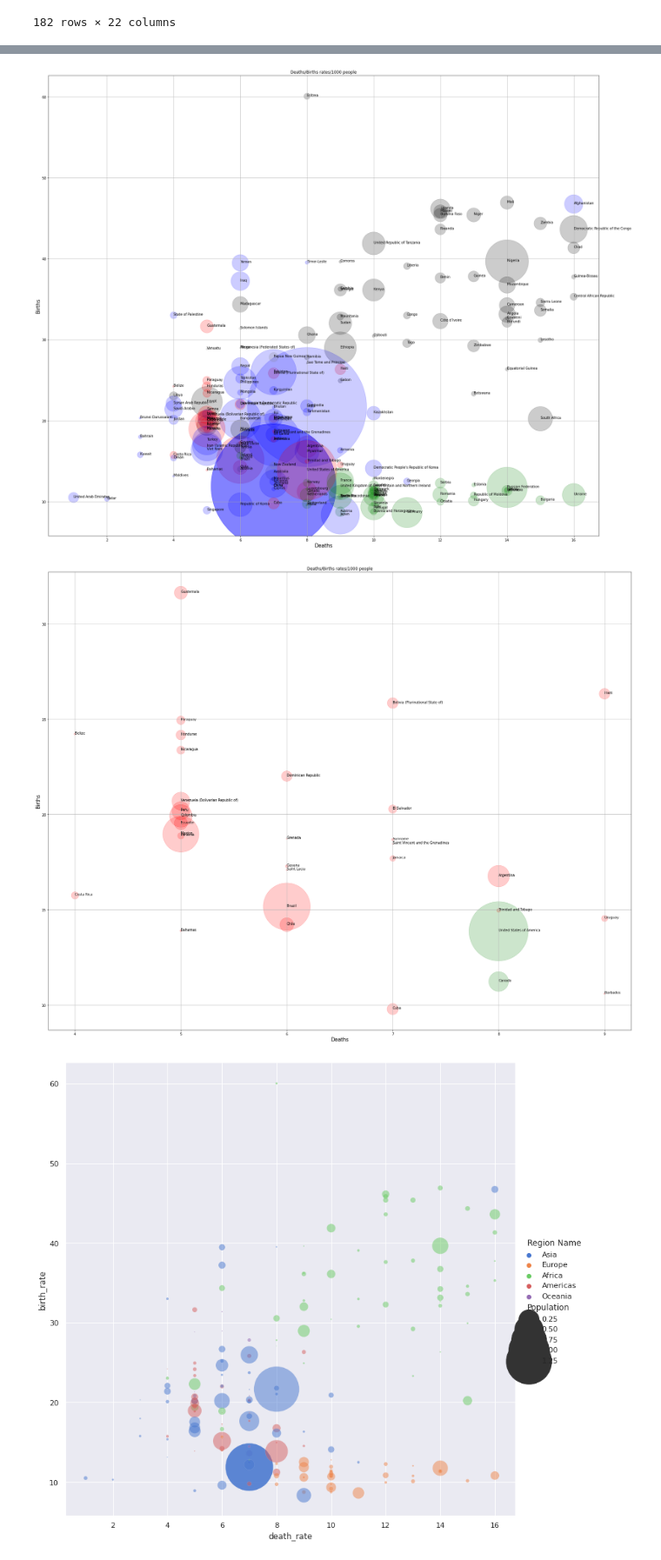
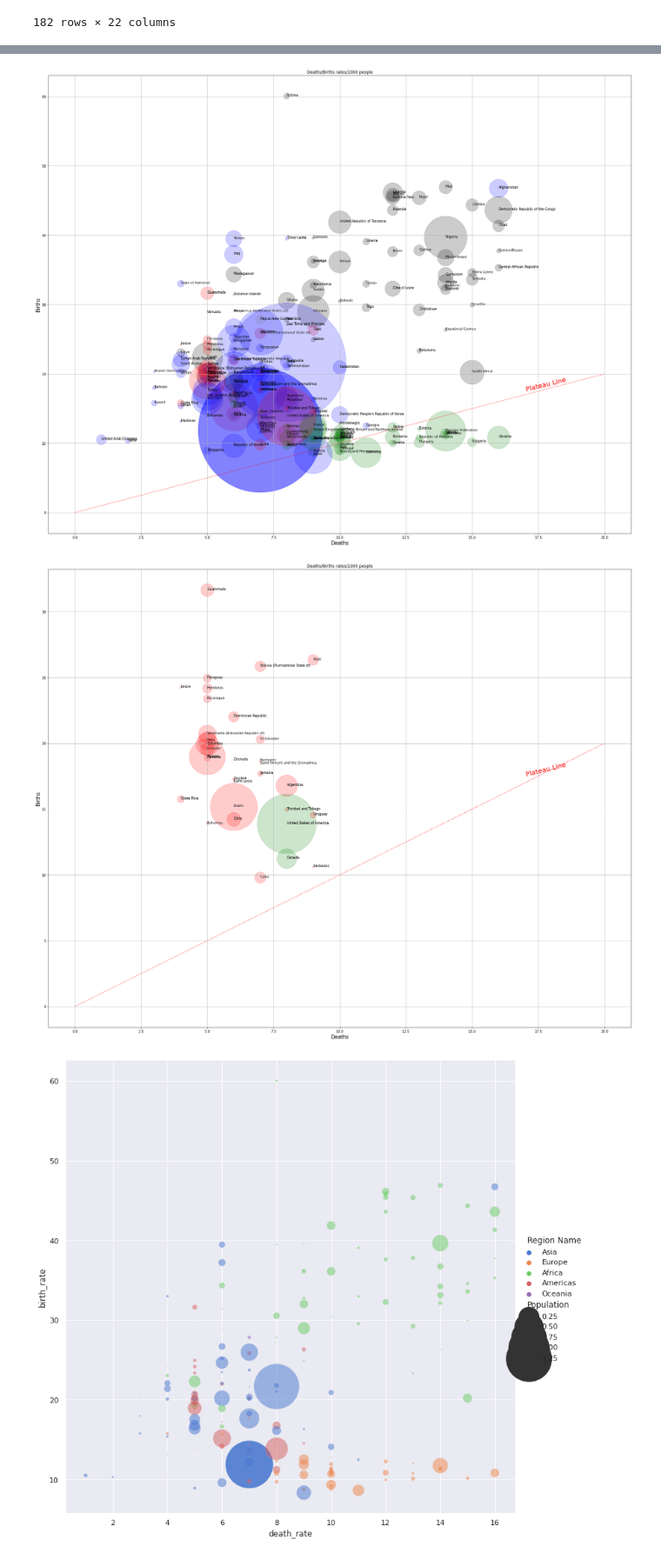
Before and after one commit to castorgit/UN-data-course, a Jupyter notebook: 05 UN Syncro practice.ipynb, the cells around one changed output, grey strips where cells are left out. Shown at 87% size. Saved outputs shown, nothing was run; the diff lists cells and outputs as text; code cells hidden in the pictures.

Commit message:
plateau line added

```diff
--- a/05 UN Syncro practice.ipynb
+++ b/05 UN Syncro practice.ipynb
@@ -216,35 +215,39 @@ merged_df['birth_rate'] = merged_df['Births'] / (merged_df['Population'] / 1000)
 merged_df['death_rate'] = merged_df['Deaths'] / (merged_df['Population'] / 1000)
 
 # Marker size in units of points^2
 v_size = merged_df['Population']/10
 
 # Colors
 colors = {'Americas':'red', 'Europe':'green', 'Asia':'blue', 'Oceanias':'yellow', 'Africa': 'black',
            'Oceania': 'grey'}
 
 plt.rcParams["figure.figsize"] = (25,20)
 fig, ax = plt.subplots()
 ax.scatter(merged_df['death_rate'], merged_df['birth_rate'], s=v_size, c = [colors[r] for r in merged_df['Region Name']], alpha=0.2)
-
+# plot plateau line
+ax.plot(np.linspace(0, 20, 10), np.linspace(0, 20, 10 ), c= "red", marker=' ', linestyle=':')
+text  = ax.annotate('Plateau Line', xy=(17,17.5), xycoords='data', size=20, color='red')
+slope_degrees = np.degrees(np.arctan(2/8)) # carefull only works for this figure size
+text.set_rotation(slope_degrees)
 
 
 ax.set_xlabel(r'Deaths', fontsize=15)
 ax.set_ylabel(r'Births', fontsize=15)
 ax.set_title('Deaths/Births rates/1000 people')
 
 y = merged_df['birth_rate'].to_list()
 z = merged_df['death_rate'].to_list()
 n = merged_df['Country or Area'].to_list()
 
 ax.grid(True)
 
 for i, txt in enumerate(n):
     ax.annotate(txt, (z[i], y[i]))
 fig.tight_layout()
 
 plt.show()
 # %% [output]
-[figure, old version]
+[figure, new version]
 # %%
 # Subregions
 merged_df = pd.read_csv('pollastre.csv', header=0)
@@ -276,7 +279,11 @@ fig, ax = plt.subplots()
 ax.scatter(merged_df['death_rate'], merged_df['birth_rate'], s=v_size,
            c = [colors1[r] for r in merged_df['Sub-region Name']], alpha=0.2)
 
-
+# plot plateau line
+ax.plot(np.linspace(0, 20, 10), np.linspace(0, 20, 10 ), c= "red", marker=' ', linestyle=':')
+text  = ax.annotate('Plateau Line', xy=(17,17.5), xycoords='data', size=20, color='red')
+slope_degrees = np.degrees(np.arctan(2/8)) # carefull only works for this figure size
+text.set_rotation(slope_degrees)
 
 ax.set_xlabel(r'Deaths', fontsize=15)
 ax.set_ylabel(r'Births', fontsize=15)
@@ -294,7 +301,7 @@ fig.tight_layout()
 
 plt.show()
 # %% [output]
-[figure, old version]
+[figure, new version]
 # %%
 # now with Seaborn
 merged_df = pd.read_csv('pollastre.csv', header=0)
```
Also changed, not shown: parts of 5 cells of this notebook.
